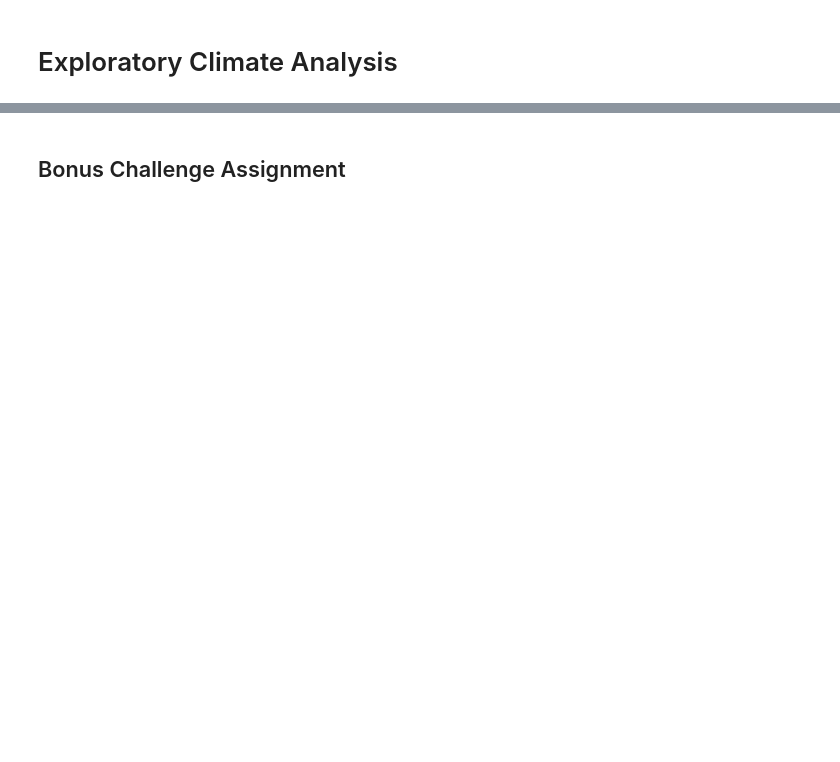
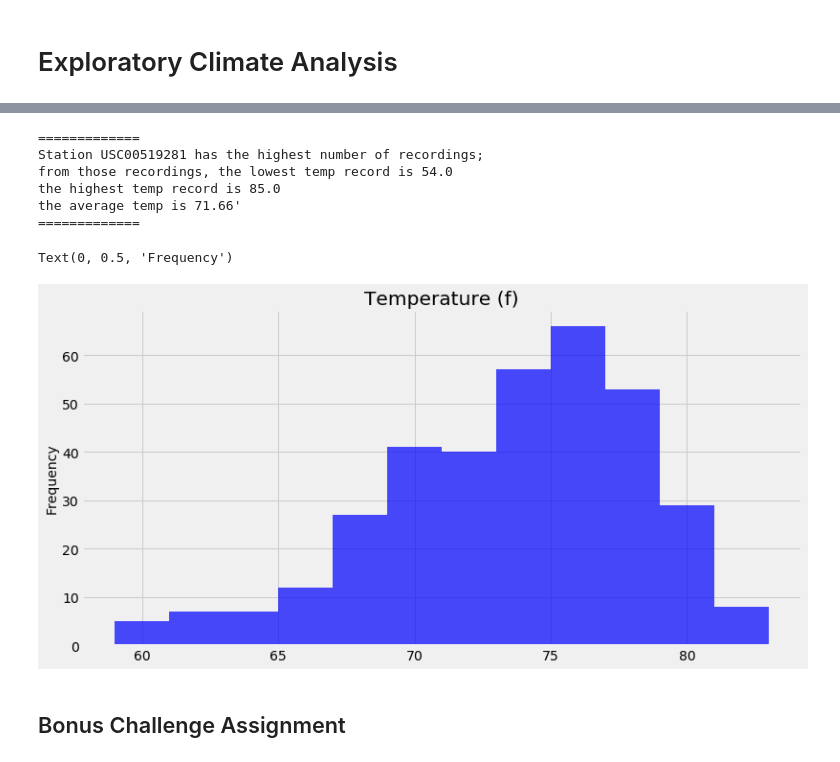
Before and after one commit to nbolt1989/climate_analysis_sqlalchemy, a Jupyter notebook: Climate.ipynb, the cells around one changed output, grey strips where cells are left out. Saved outputs shown, nothing was run; the diff lists cells and outputs as text; code cells hidden in the pictures; blank space fills up the shorter version.

```diff
--- a/Climate.ipynb
+++ b/Climate.ipynb
@@ -103,6 +190,37 @@ plt.show()
+# %%
+# Using the station id from the previous query, calculate the lowest temperature recorded,
+# highest temperature recorded, and average temperature of the most active station?
+stats = session.query(measurement.station, func.min(measurement.tobs),\
+    func.max(measurement.tobs),\
+    func.avg(measurement.tobs)).\
+    filter_by(station = 'USC00519281').all()
+for a,b,c,d in stats:
+    print(f'''=============
+Station {a} has the highest number of recordings; \n\
+from those recordings, the lowest temp record is {round((b),2)}\n\
+the highest temp record is {round((c),2)}\n\
+the average temp is {round((d),2)}'
+=============''')
+# %% [output]
+=============
+Station USC00519281 has the highest number of recordings;
+from those recordings, the lowest temp record is 54.0
+the highest temp record is 85.0
+the average temp is 71.66'
+=============
+# %%
+# Choose the station with the highest number of temperature observations.
+temps = session.query(measurement.tobs,measurement.date).\
+    filter(measurement.date >= one_year_ago).\
+    filter_by(station = 'USC00519281').all()
 # %%
-# Choose the station with the highest number of temperature observations.
 # Query the last 12 months of temperature observation data for this station and plot the results as a histogram
+temps12_df = pd.DataFrame(temps, columns=['Temperature (f)','Date'])
+temps12_df.hist(color = 'b', alpha = .70, rwidth = 1, bins = 12, figsize = (12,6), grid = True)
+plt.ylabel("Frequency", fontsize=14)
+# %% [output]
+Text(0, 0.5, 'Frequency')
+[figure, added]
 # %% [markdown]
 ## Bonus Challenge Assignment
 # %%
```
Also changed, not shown: parts of 15 cells of this notebook, 1 other file.
